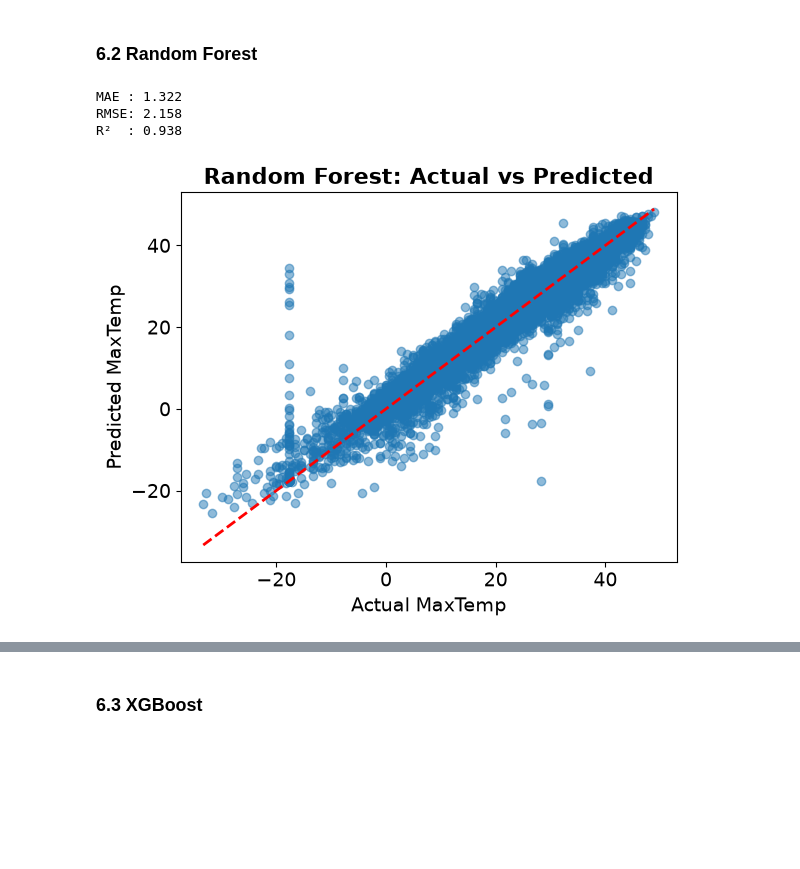
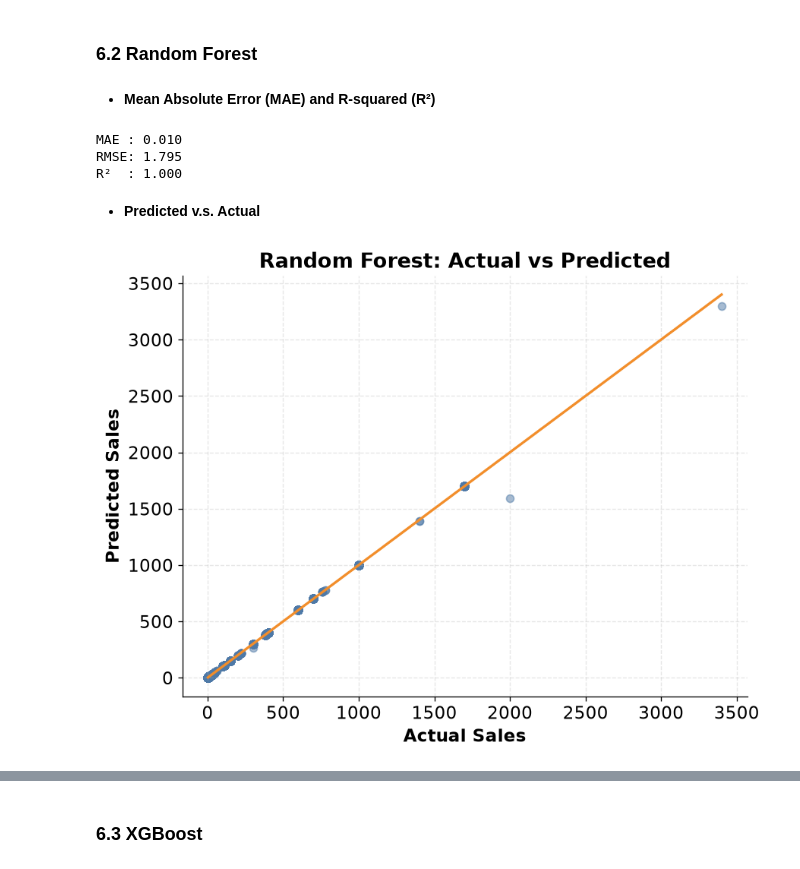
Before and after one commit to Ivy219/2026-Phase-2-Data-Science-IvyTANG, a Jupyter notebook: Part3/part3_submission.ipynb, the cells around one changed output, grey strips where cells are left out. Cells and saved outputs as stored; diff of their text form; code cells hidden in the pictures; blank space fills up the shorter version.

Commit message:
did feature selection; performed prediction modelling

```diff
--- a/Part3/part3_submission.ipynb
+++ b/Part3/part3_submission.ipynb
@@ -788,0 +787,10 @@ plt.show()
+# %%
+# Encode Product and City with One-hot encode as price differs by product and purchasing
+# bahviour varies by city
+sales_model = pd.get_dummies(
+    sales_model,
+    columns=["Product", "City"],
+    drop_first=True
+)
+
+sales_model.info()
@@ -792,12 +818,12 @@ plt.show()
 # Split the dataset into training and testing sets
 from sklearn.model_selection import train_test_split
 
-X = sales_data_model.drop('MaxTemp', axis=1)
-y = sales_data_model['MaxTemp']
+X = sales_model.drop('Sales', axis=1)
+y = sales_model['Sales']
 
 X_train, X_test, y_train, y_test = train_test_split(X, y,
                                                     test_size=0.3,
-                                                    random_state=42)
+                                                    random_state=88)
 # %%
 # Double check columns in training data
 print(X_train.columns.tolist())
@@ -851,7 +901,7 @@ dtype: int64
 from sklearn.linear_model import LinearRegression
 
 lr_model = LinearRegression()
-lr_model.fit(X_train_imputed, y_train)
+lr_model.fit(X_train_scaled, y_train)
 # %% [output]
 LinearRegression()
 # %%
@@ -869,7 +919,7 @@ rf_model = RandomForestRegressor(
     n_jobs=-1
 )
 
-rf_model.fit(X_train_imputed, y_train)
+rf_model.fit(X_train, y_train)
 
-MaxTemp_pred_rf = rf_model.predict(X_test_imputed)
+sales_pred_rf = rf_model.predict(X_test)
 # %% [markdown]
@@ -932,41 +1012,45 @@ plt.show()
 # %% [markdown]
 ### 6.2 Random Forest
+# %% [markdown]
+* **Mean Absolute Error (MAE) and R-squared (R²)**
 # %%
 # Evaluate the model's performance using Mean Absolute Error (MAE)
 # and R-squared (R²)
-mae_rf = mean_absolute_error(y_test, MaxTemp_pred_rf)
-rmse_rf = np.sqrt(mean_squared_error(y_test, MaxTemp_pred_rf))
-r2_rf = r2_score(y_test, MaxTemp_pred_rf)
+mae_rf = mean_absolute_error(y_test, sales_pred_rf)
+rmse_rf = np.sqrt(mean_squared_error(y_test, sales_pred_rf))
+r2_rf = r2_score(y_test, sales_pred_rf)
 
 print(f"MAE : {mae_rf:.3f}")
 print(f"RMSE: {rmse_rf:.3f}")
 print(f"R²  : {r2_rf:.3f}")
 # %% [output]
-MAE : 1.322
-RMSE: 2.158
-R²  : 0.938
+MAE : 0.010
+RMSE: 1.795
+R²  : 1.000
+# %% [markdown]
+* **Predicted v.s. Actual**
 # %%
-# Visualise the predicted vs actual MaxTemp values
+# Visualise the predicted vs actual sales
 
-# plt.figure(figsize=(8, 8))
+plt.figure()
 
-plt.scatter(y_test, MaxTemp_pred_rf, alpha=0.5)
+plt.scatter(y_test, sales_pred_rf, color=PRIMARY, alpha=0.5)
 
 # 45-degree reference line
-min_val = min(y_test.min(), MaxTemp_pred_rf.min())
-max_val = max(y_test.max(), MaxTemp_pred_rf.max())
+min_val = min(y_test.min(), sales_pred_rf.min())
+max_val = max(y_test.max(), sales_pred_rf.max())
 plt.plot([min_val, max_val],
          [min_val, max_val],
-         'r--',
+         color=ORANGE,
          linewidth=2)
 
 plt.title("Random Forest: Actual vs Predicted",
           fontsize=16, fontweight='bold')
-plt.xlabel('Actual MaxTemp', fontsize=14)
-plt.ylabel('Predicted MaxTemp', fontsize=14)
+plt.xlabel('Actual Sales', fontsize=14, fontweight='bold')
+plt.ylabel('Predicted Sales', fontsize=14, fontweight="bold")
 plt.xticks(fontsize=14)
 plt.yticks(fontsize=14)
 
 plt.show()
 # %% [output]
-[figure, old version]
+[figure, new version]
```
Also changed, not shown: parts of 71 cells of this notebook.
